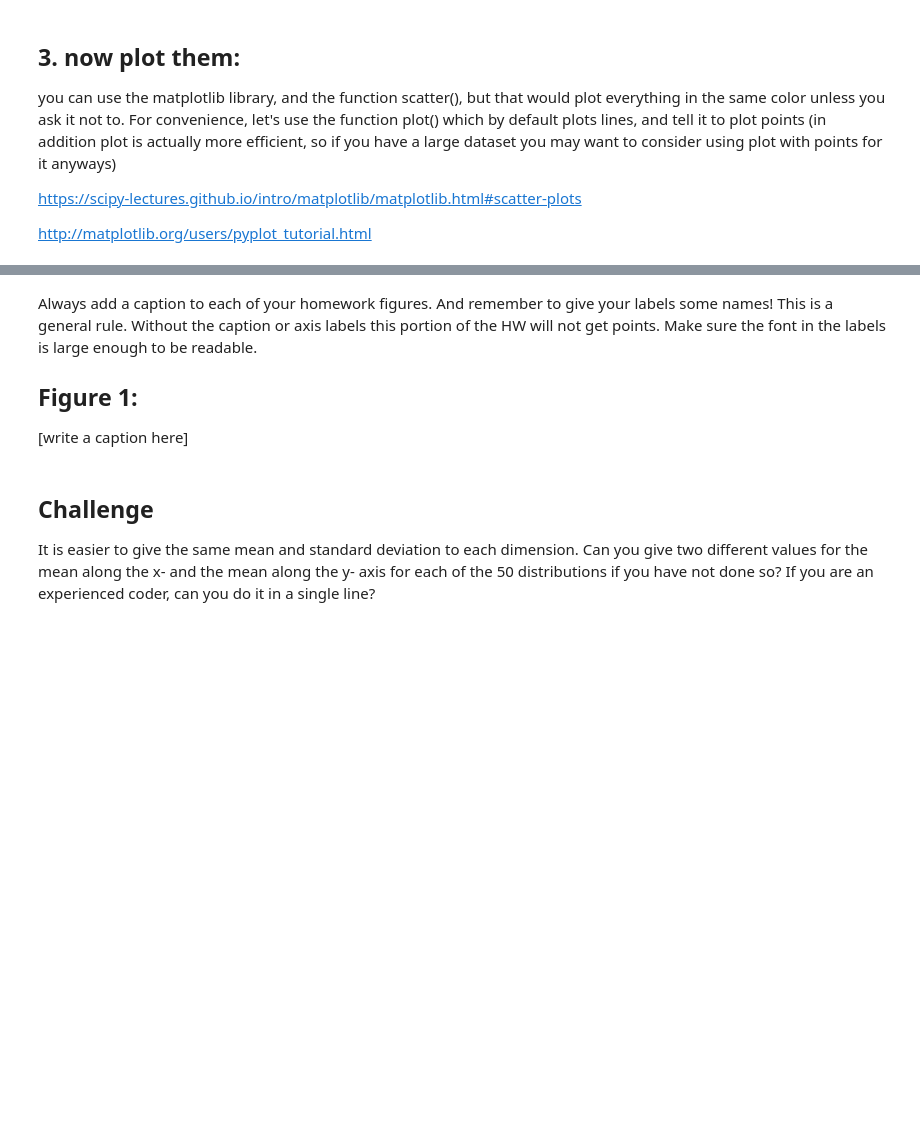
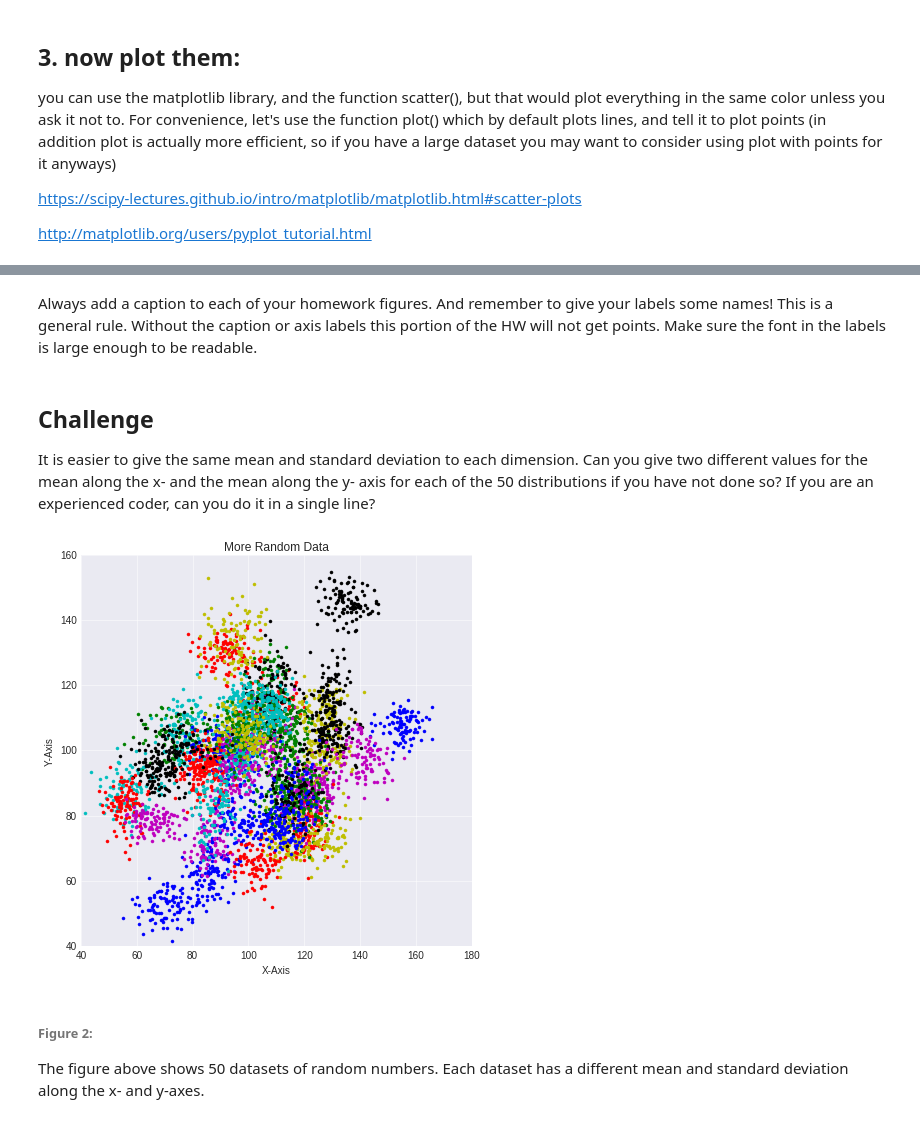
Before and after one commit to valschi/PUI2017_kwp225, a Jupyter notebook: HW1_kwp225/HW1_reproducible_distributions.ipynb, the cells around one changed output, grey strips where cells are left out. Saved outputs shown, nothing was run; the diff lists cells and outputs as text; code cells hidden in the pictures; blank space fills up the shorter version.

```diff
--- a/HW1_kwp225/HW1_reproducible_distributions.ipynb
+++ b/HW1_kwp225/HW1_reproducible_distributions.ipynb
@@ -60,11 +56,9 @@ If you want to change the standard deviation (sigma) as well you multiply the di
 You can do it in a for loop. The first line of code I included generates an array of zeros that you can fill in with your new numbers.
 # %%
 ReprRandAll = np.zeros((50, 2, 100))
-sigma = 10
-mu = 50
 for i in range(50):
-    sigma = np.random.rand(1)
-    mu = np.random.rand(1)
+    sigma = 1 * np.random.randn(1) + 5
+    mu = 20 * np.random.randn(1) + 100
     ReprRandAll[i] = sigma * np.random.randn(2,100) + mu
 # %%
 # run this cell
@@ -99,10 +96,6 @@ Populating the interactive namespace from numpy and matplotlib
 Always add a caption to each of your homework figures.
 And remember to give your labels some names!
 This is a general rule. Without the caption or axis labels this portion of the HW will not get points. Make sure the font in the labels is large enough to be readable.
-
-## Figure 1:
-
-[write a caption here]
 # %% [markdown]
 ## Challenge
 
@@ -113,0 +103,22 @@ It is easier to give the same mean and standard deviation to each dimension. Can
+# %%
+ReprRandAll2 = np.zeros((50, 2, 100))
+for i in range(50):
+    for j in range(2):
+        sigma = 1 * np.random.randn(1) + 5
+        mu = 20 * np.random.randn(1) + 100
+        ReprRandAll2[i,j] = sigma * np.random.randn(100) + mu
+# %%
+fig = pl.figure(figsize(7,7))
+pl.title('More Random Data')
+pl.xlabel('X-Axis')
+pl.ylabel('Y-Axis')
+
+for i in range(50):
+    X = ReprRandAll2[i,0]
+    Y = ReprRandAll2[i,1]
+    pl.plot(X, Y, linestyle = "", marker = ".")
+# %% [output]
+[figure, added]
+# %% [markdown]
+###### Figure 2:
+The figure above shows 50 datasets of random numbers. Each dataset has a different mean and standard deviation along the x- and y-axes.
```
Also changed, not shown: parts of 6 cells of this notebook.
